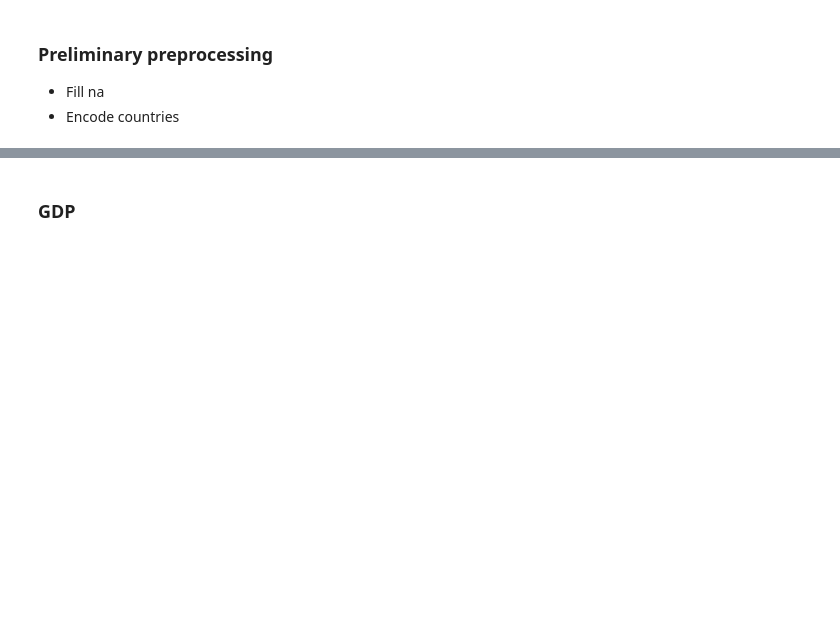
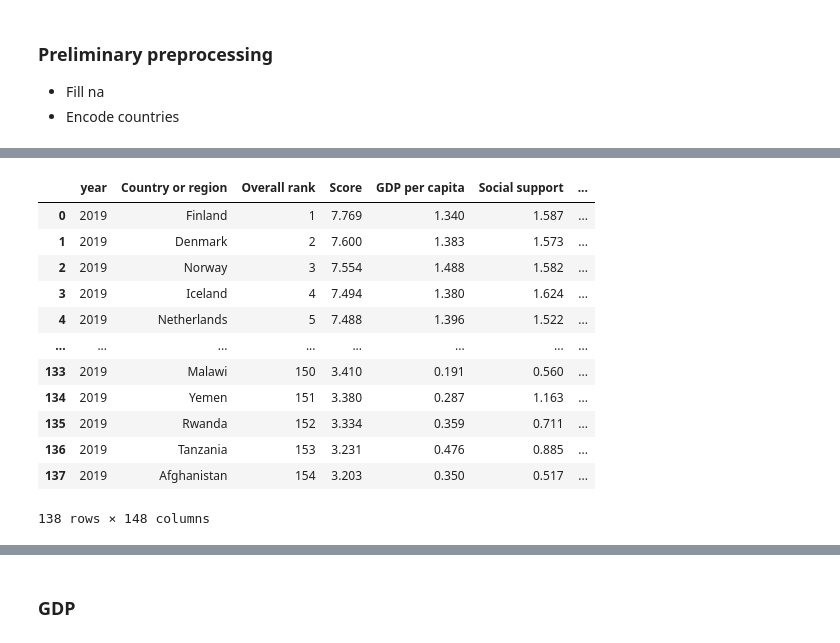
Before and after one commit to tterrytran95/happinesspro, a Jupyter notebook: Regression with WHR .ipynb, the cells around one changed output, grey strips where cells are left out. Drawn from its saved outputs; the diff is of its cells as text; code cells hidden in the pictures; blank space fills up the shorter version.

```diff
--- a/Regression with WHR .ipynb
+++ b/Regression with WHR .ipynb
@@ -131,0 +157,16 @@ df_all
+# %%
+df2019
+# %% [output]
+|  | year | Country or region | Overall rank | Score | GDP per capita | Social support | ... |
+| 0 | 2019 | Finland | 1 | 7.769 | 1.340 | 1.587 | ... |
+| 1 | 2019 | Denmark | 2 | 7.600 | 1.383 | 1.573 | ... |
+| 2 | 2019 | Norway | 3 | 7.554 | 1.488 | 1.582 | ... |
+| 3 | 2019 | Iceland | 4 | 7.494 | 1.380 | 1.624 | ... |
+| 4 | 2019 | Netherlands | 5 | 7.488 | 1.396 | 1.522 | ... |
+| ... | ... | ... | ... | ... | ... | ... | ... |
+| 133 | 2019 | Malawi | 150 | 3.410 | 0.191 | 0.560 | ... |
+| 134 | 2019 | Yemen | 151 | 3.380 | 0.287 | 1.163 | ... |
+| 135 | 2019 | Rwanda | 152 | 3.334 | 0.359 | 0.711 | ... |
+| 136 | 2019 | Tanzania | 153 | 3.231 | 0.476 | 0.885 | ... |
+| 137 | 2019 | Afghanistan | 154 | 3.203 | 0.350 | 0.517 | ... |
+138 rows × 148 columns
```
Also changed, not shown: parts of 38 cells of this notebook, 2 other files.
